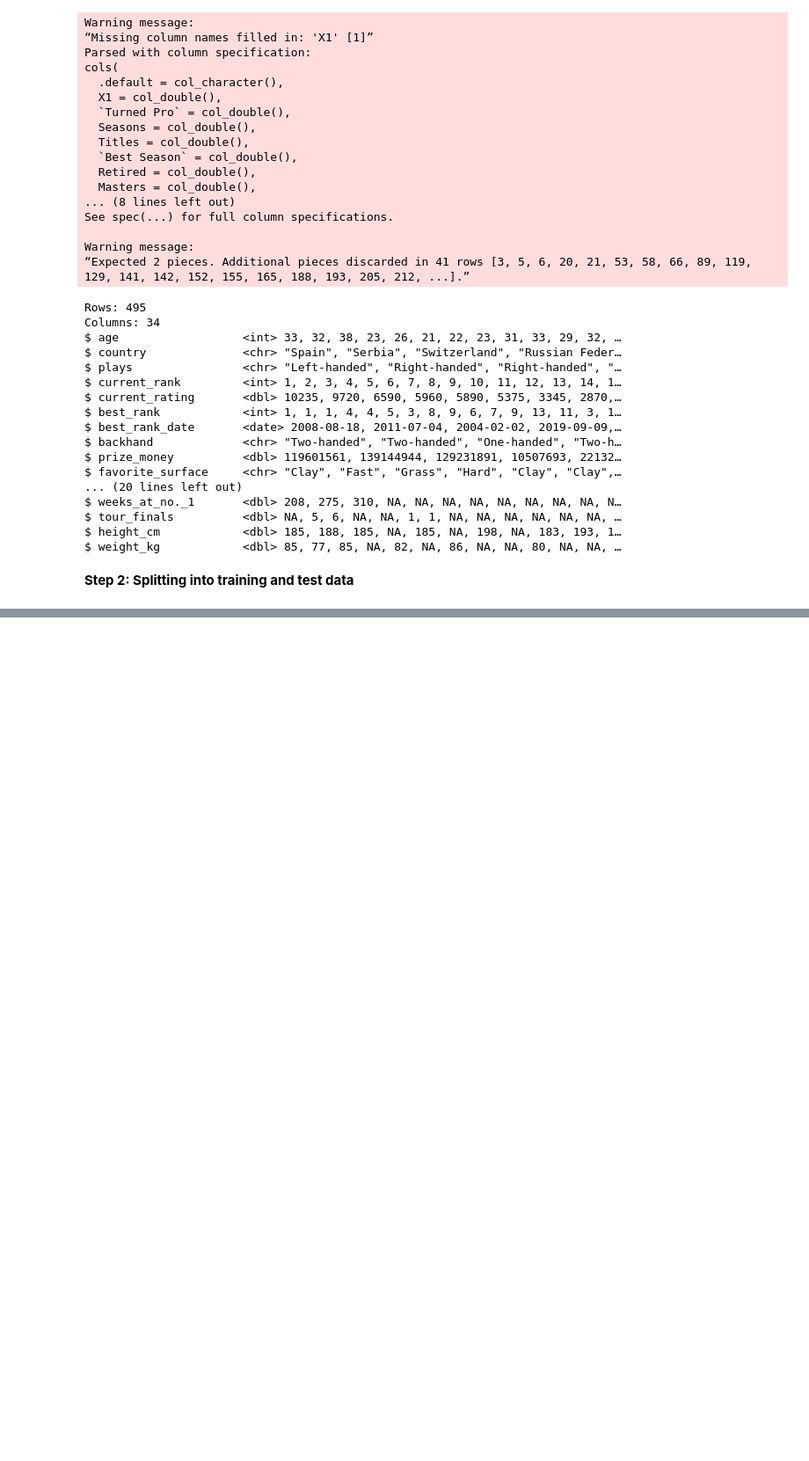
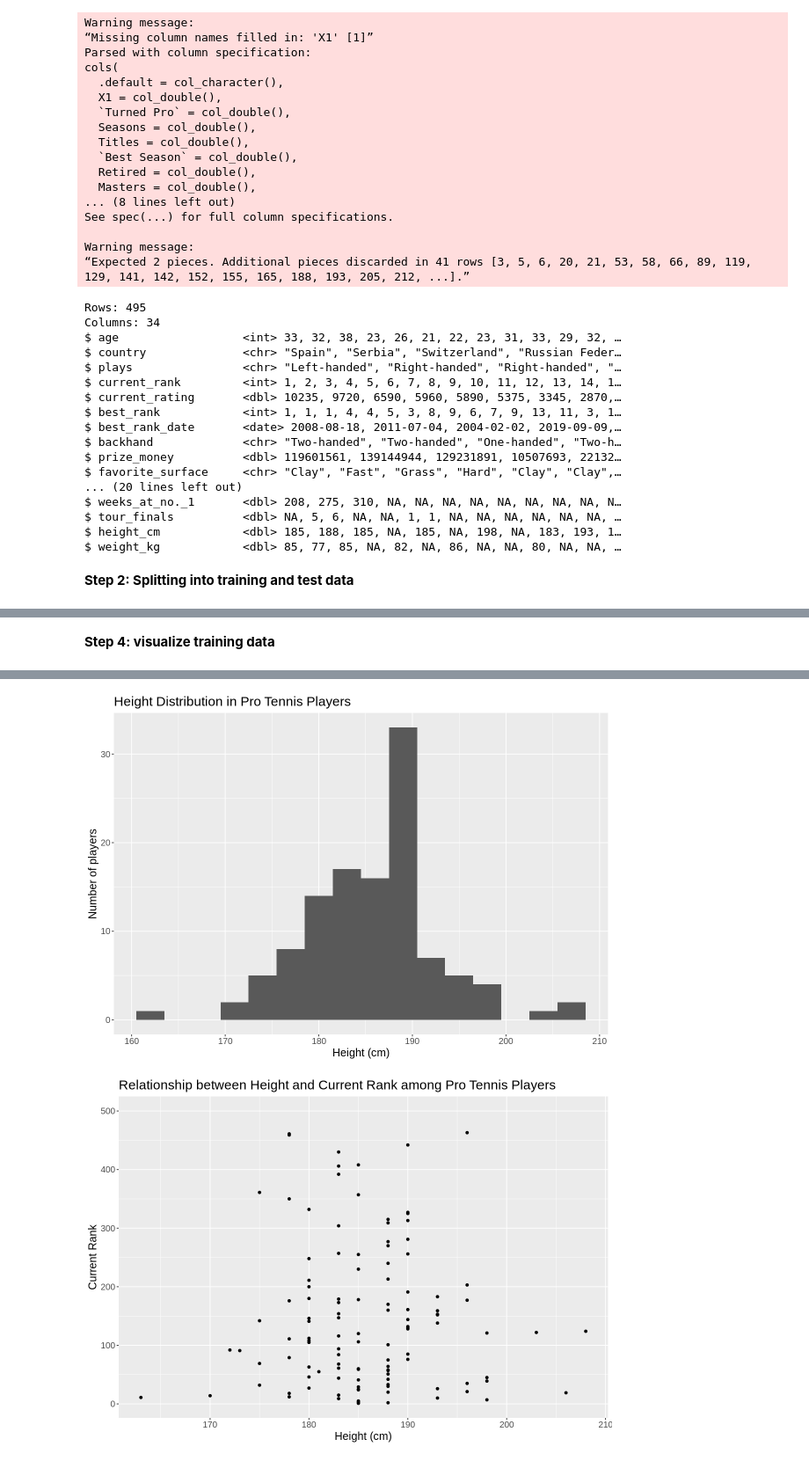
Before and after one commit to ZappyDoo/DSCIProject, a Jupyter notebook: project_proposal.ipynb, the cells around one changed output, grey strips where cells are left out. Shown at 88% size. Saved outputs shown, nothing was run; the diff lists cells and outputs as text; code cells hidden in the pictures; blank space fills up the shorter version.

Commit message:
summarized data and visualizations

```diff
--- a/project_proposal.ipynb
+++ b/project_proposal.ipynb
@@ -115,0 +178,47 @@ stats_testing <- testing(stats_split)
+# %% [markdown]
+**Step 4: visualize training data**
+# %%
+options(repr.plot.height = 7, repr.plot.width = 10)
+
+hist_height <- ggplot(tidy_player_stats, aes(x = height_cm)) +
+        geom_histogram(binwidth = 3) +
+        labs(x = "Height (cm)", y = "Number of players", title = "Height Distribution in Pro Tennis Players") +
+        theme(text = element_text(size = 15))
+hist_height
+
+rank_vs_height <- ggplot(tidy_player_stats, aes(x = height_cm, y = current_rank)) +
+        geom_point() +
+        labs(x = "Height (cm)", y = "Current Rank", title = "Relationship between Height and Current Rank among Pro Tennis Players") +
+        theme(text = element_text(size = 15))
+rank_vs_height
+
+hist_age <- ggplot(tidy_player_stats, aes(x = age)) +
+        geom_histogram(binwidth = 2) +
+        labs(x = "Age", y = "Number of players", title = "Age Distribution in Pro Tennis Players") +
+        theme(text = element_text(size = 15))
+hist_age
+
+rank_vs_age <- ggplot(tidy_player_stats, aes(x = age, y = current_rank)) +
+        geom_point() +
+        labs(x = "Age", y = "Current Rank", title = "Relationship between Age and Current Rank among Pro Tennis Players") +
+        theme(text = element_text(size = 15))
+rank_vs_age
+
+rank_vs_elorank <- ggplot(tidy_player_stats, aes(x = current_elo_rank, y = current_rank)) +
+        geom_point() +
+        labs(x = "Current Elo Rank", y = "Current Rank", title = "Relationship between Elo Rank and Current Rank among Pro Tennis Players") +
+        theme(text = element_text(size = 15))
+rank_vs_elorank
+
+rank_vs_goatrank <- ggplot(tidy_player_stats, aes(x = goat_rank, y = current_rank)) +
+        geom_point() +
+        labs(x = "Goat Rank", y = "Current Rank", title = "Relationship between Goat Rank and Current Rank among Pro Tennis Players") +
+        theme(text = element_text(size = 15))
+rank_vs_goatrank
+
+rank_vs_seasons <- ggplot(tidy_player_stats, aes(x = seasons, y = current_rank)) +
+        geom_point() +
+        labs(x = "Number of Seasons Played", y = "Current Rank", title = "Relationship between Seasons Played and Current Rank among Pro Tennis Players") +
+        theme(text = element_text(size = 15))
+rank_vs_seasons
+# %% [output]
@@ -115,0 +229,2 @@ stats_testing <- testing(stats_split)
+[figure, added]
+[figure, added]
```
Also changed, not shown: parts of 4 cells of this notebook.
